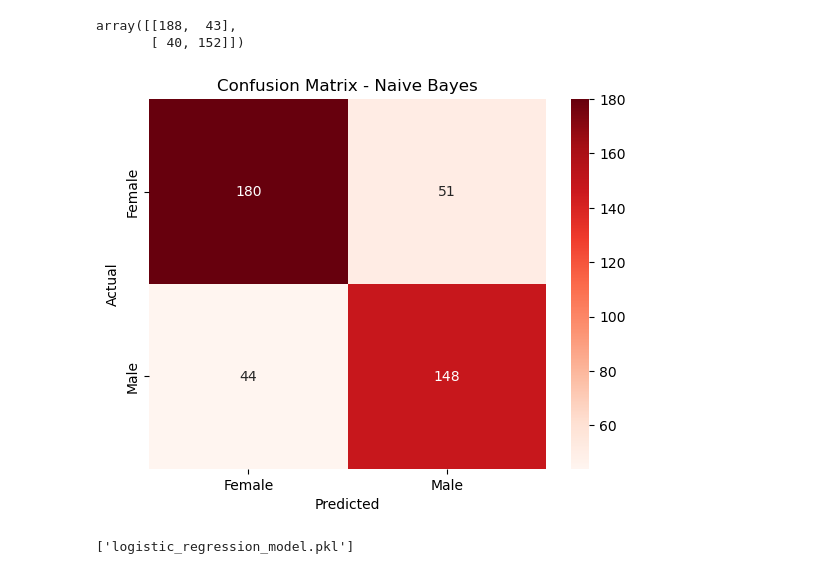
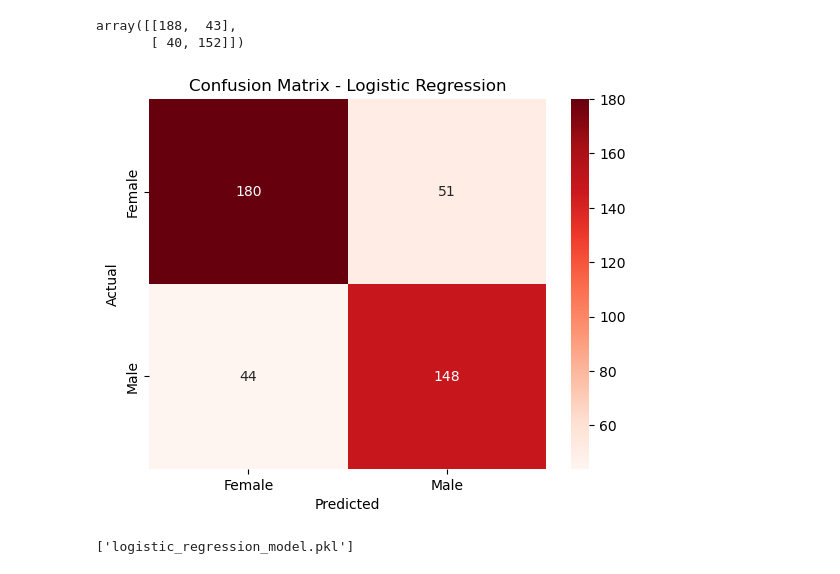
Before and after one commit to TimotheeNkwar/School_Project, a Jupyter notebook: Machine Learning/Machine_Learning_Projetcts.ipynb, the cells around one changed output. Saved outputs shown, nothing was run; the diff lists cells and outputs as text; code cells hidden in the pictures.

```diff
--- a/Machine Learning/Machine_Learning_Projetcts.ipynb
+++ b/Machine Learning/Machine_Learning_Projetcts.ipynb
@@ -306,14 +306,14 @@ array([[188,  43],
 # %%
 import seaborn as sns
 import matplotlib.pyplot as plt
 
 sns.heatmap(cm, annot=True, fmt='d', cmap='Reds', xticklabels=['Female', 'Male'], yticklabels=['Female', 'Male'])
 plt.xlabel('Predicted')
 plt.ylabel('Actual')
-plt.title('Confusion Matrix - Naive Bayes')
+plt.title('Confusion Matrix - Logistic Regression')
 plt.show()
 # %% [output]
-[figure, old version]
+[figure, new version]
 # %%
 # Save the model
 import joblib
```
Also changed, not shown: parts of 10 cells of this notebook.
